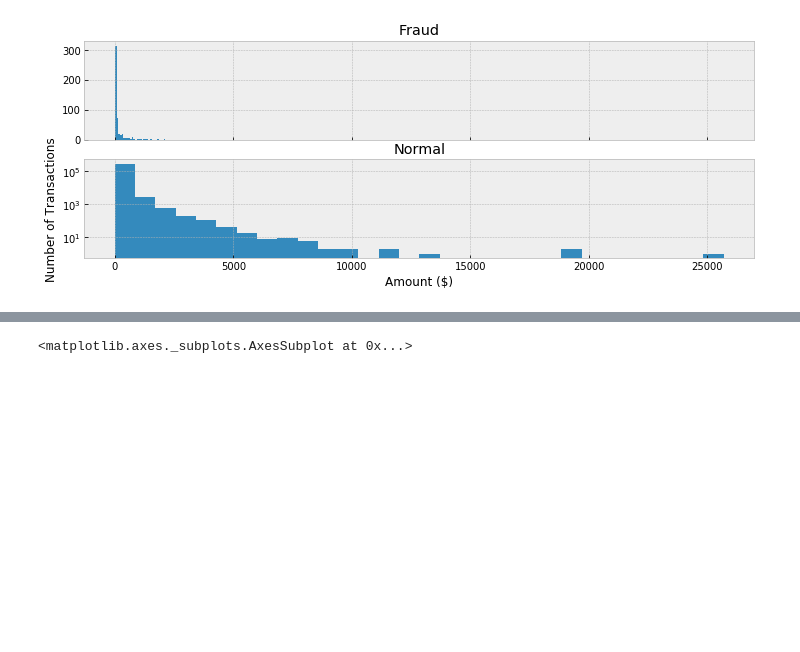
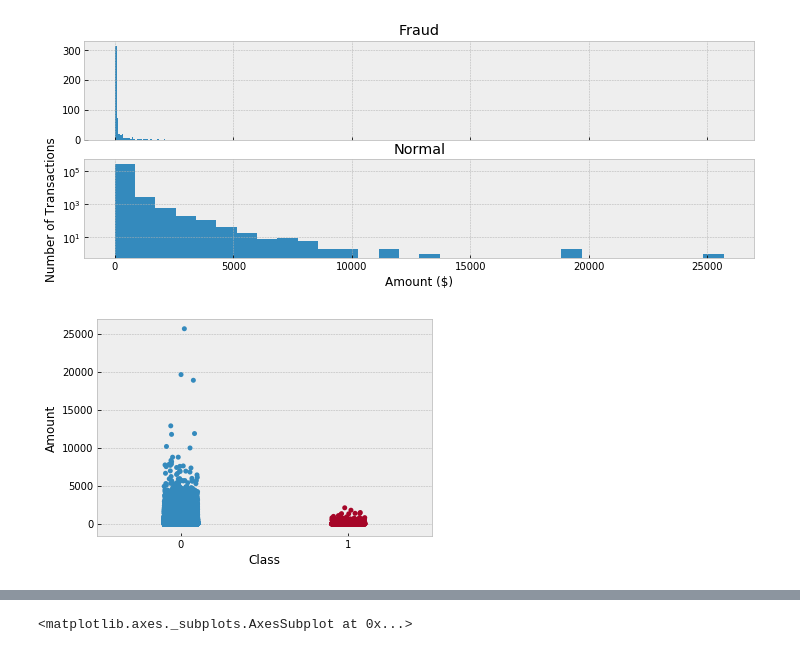
Before and after one commit to MojiFar/fraud_detection, a Jupyter notebook: fraud_detection.ipynb, the cells around one changed output, grey strips where cells are left out. Cells and saved outputs as stored; diff of their text form; code cells hidden in the pictures; blank space fills up the shorter version.

```diff
--- a/fraud_detection.ipynb
+++ b/fraud_detection.ipynb
@@ -52,3 +52,9 @@ plt.yscale('log')
 plt.show()
 # %% [output]
 [figure]
+# %%
+import seaborn as sns
+ax = sns.stripplot(x=dataset.Class, y=dataset.Amount, data= dataset, jitter=True)
+plt.show()
+# %% [output]
+[figure, added]
```
Also changed, not shown: parts of 2 cells of this notebook.
